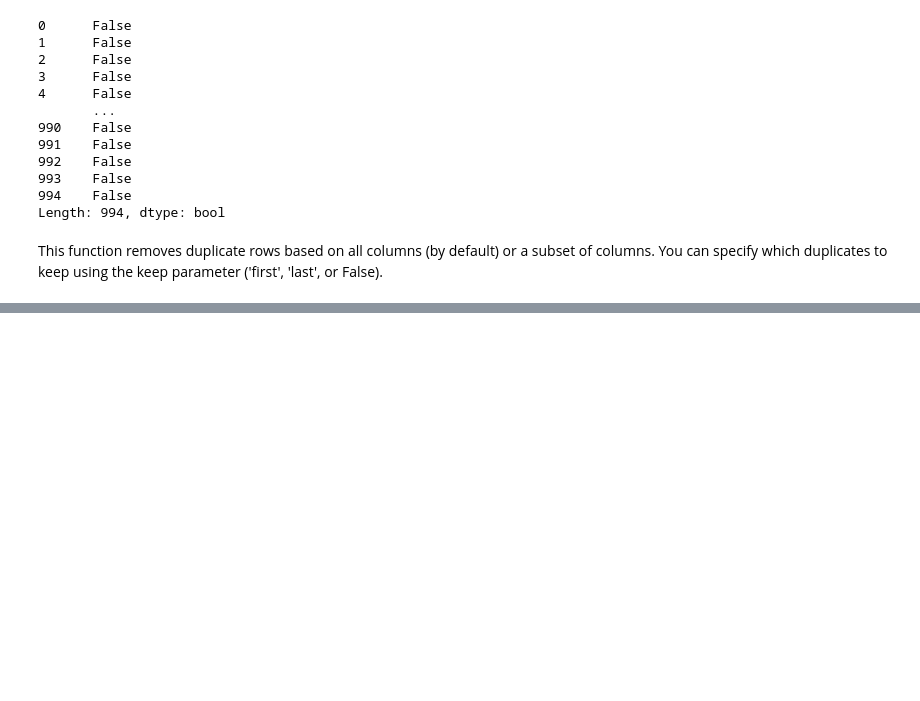
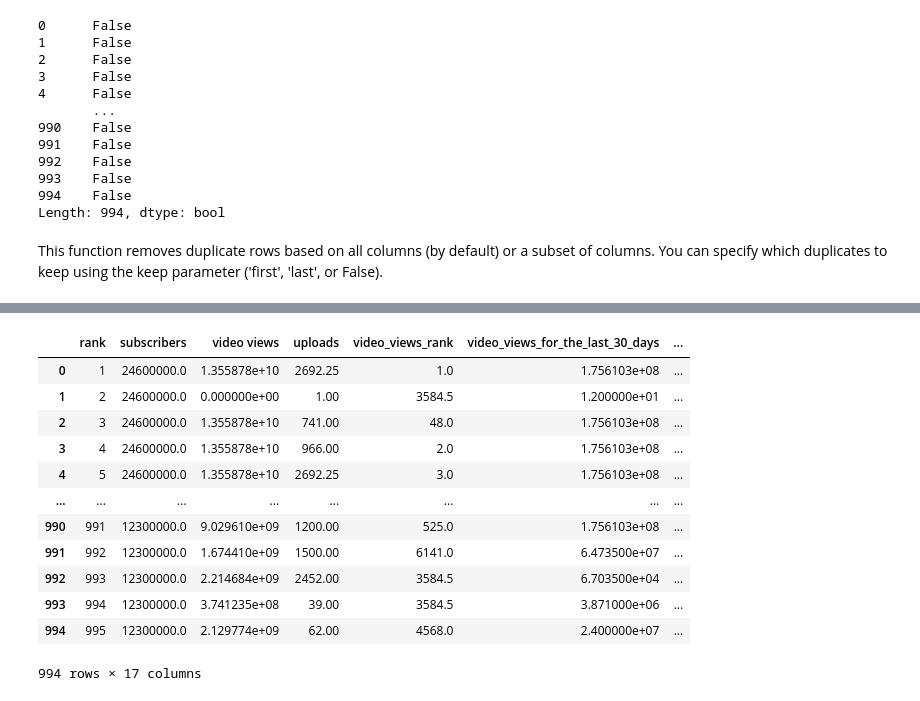
Before and after one commit to parshvak26/Data-Preprocessing, a Jupyter notebook: Data_preprocessing.ipynb, the cells around one changed output, grey strips where cells are left out. Cells and saved outputs as stored; diff of their text form; code cells hidden in the pictures; blank space fills up the shorter version.

```diff
--- a/Data_preprocessing.ipynb
+++ b/Data_preprocessing.ipynb
@@ -461,0 +430,16 @@ df.drop_duplicates(subset=None, keep='first', inplace=False)
+# %%
+numeric_columns
+# %% [output]
+|  | rank | subscribers | video views | uploads | video_views_rank | video_views_for_the_last_30_days | ... |
+| 0 | 1 | 24600000.0 | 1.355878e+10 | 2692.25 | 1.0 | 1.756103e+08 | ... |
+| 1 | 2 | 24600000.0 | 0.000000e+00 | 1.00 | 3584.5 | 1.200000e+01 | ... |
+| 2 | 3 | 24600000.0 | 1.355878e+10 | 741.00 | 48.0 | 1.756103e+08 | ... |
+| 3 | 4 | 24600000.0 | 1.355878e+10 | 966.00 | 2.0 | 1.756103e+08 | ... |
+| 4 | 5 | 24600000.0 | 1.355878e+10 | 2692.25 | 3.0 | 1.756103e+08 | ... |
+| ... | ... | ... | ... | ... | ... | ... | ... |
+| 990 | 991 | 12300000.0 | 9.029610e+09 | 1200.00 | 525.0 | 1.756103e+08 | ... |
+| 991 | 992 | 12300000.0 | 1.674410e+09 | 1500.00 | 6141.0 | 6.473500e+07 | ... |
+| 992 | 993 | 12300000.0 | 2.214684e+09 | 2452.00 | 3584.5 | 6.703500e+04 | ... |
+| 993 | 994 | 12300000.0 | 3.741235e+08 | 39.00 | 3584.5 | 3.871000e+06 | ... |
+| 994 | 995 | 12300000.0 | 2.129774e+09 | 62.00 | 4568.0 | 2.400000e+07 | ... |
+994 rows × 17 columns
```
Also changed, not shown: parts of 19 cells of this notebook.
